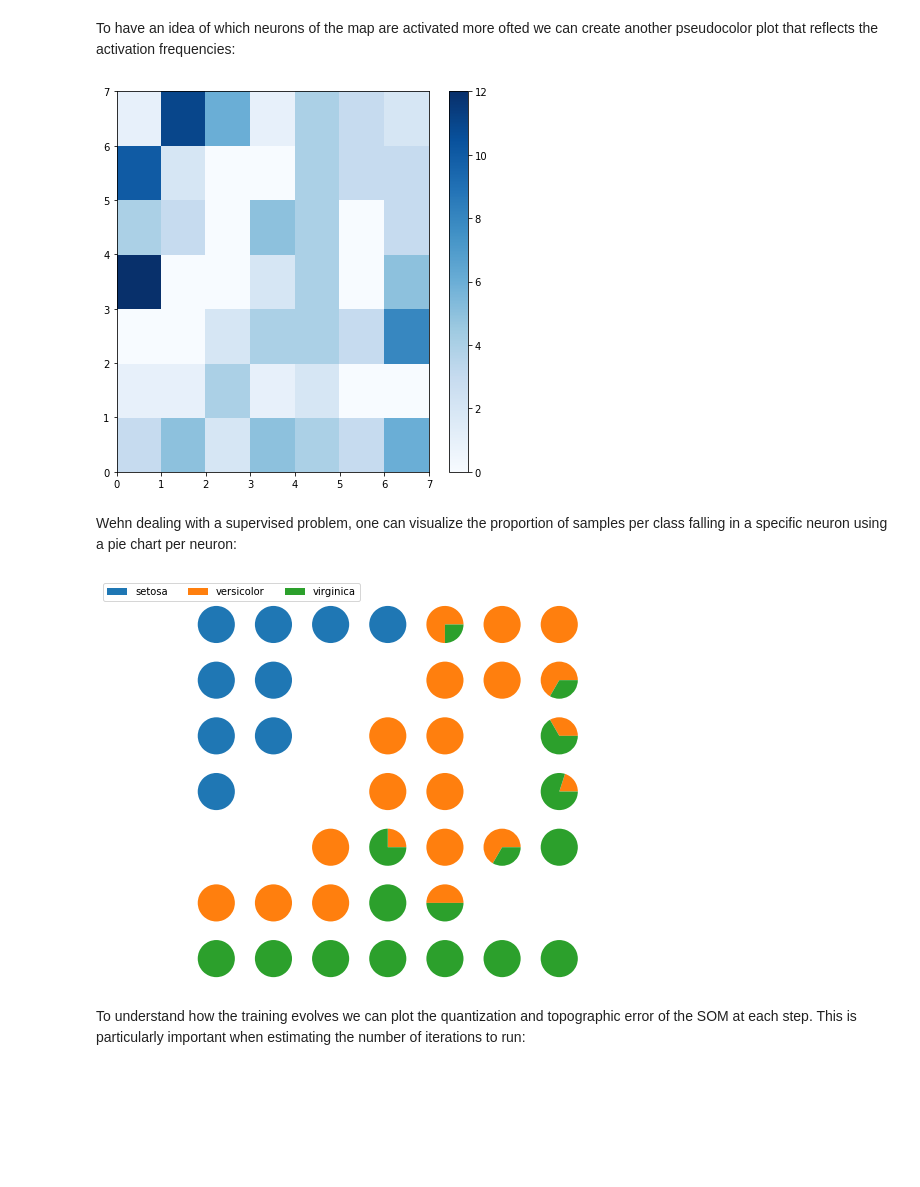
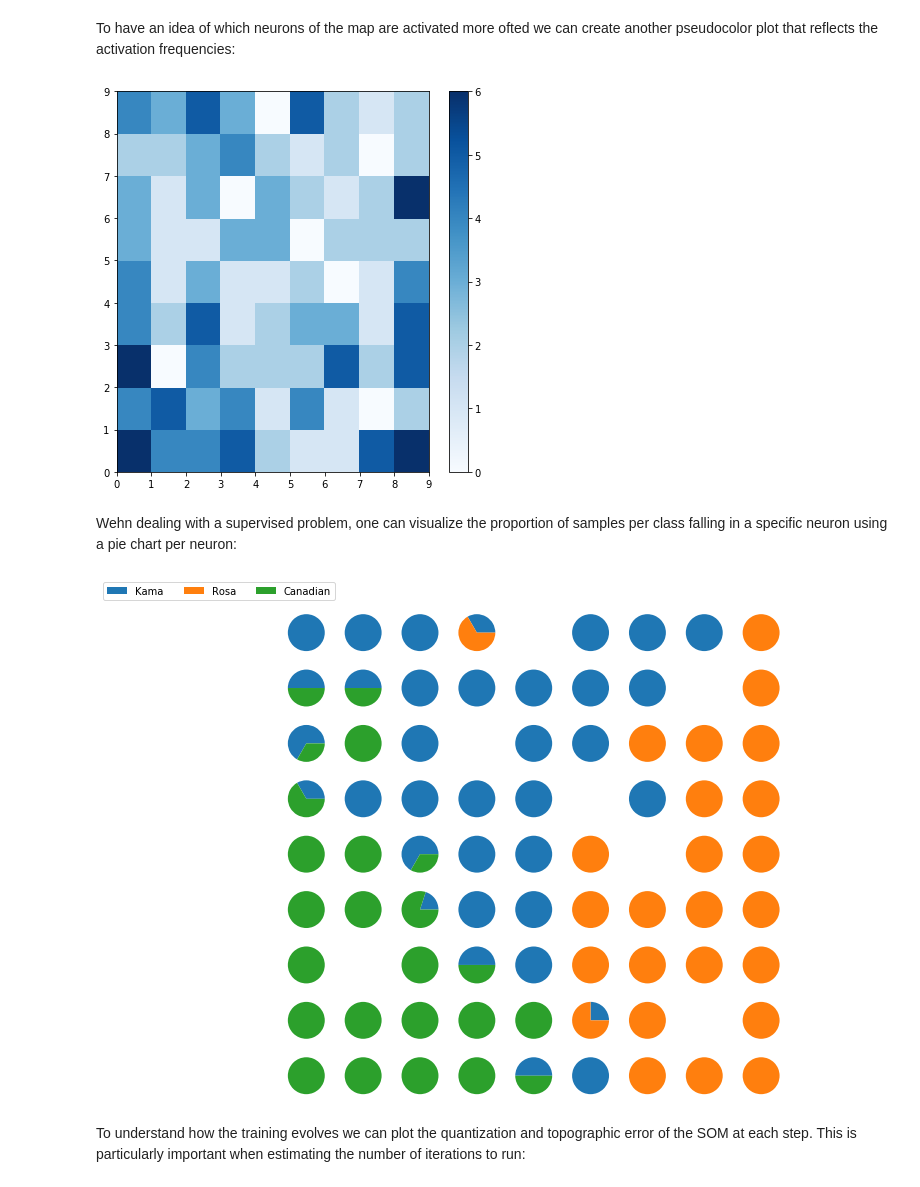
Before and after one commit to JustGlowing/minisom, a Jupyter notebook: examples/BasicUsage.ipynb, the cells around one changed output. Cells and saved outputs as stored; diff of their text form; code cells hidden in the pictures; blank space fills up the shorter version.

```diff
--- a/examples/BasicUsage.ipynb
+++ b/examples/BasicUsage.ipynb
@@ -14,10 +9,22 @@ data = (data - np.mean(data, axis=0)) / np.std(data, axis=0)
+# %%
+import pandas as pd
+import numpy as np
+
+data = pd.read_csv('https://archive.ics.uci.edu/ml/machine-learning-databases/00236/seeds_dataset.txt',
+                    names=['area', 'perimeter', 'compactness', 'length_kernel', 'width_kernel',
+                   'asymmetry_coefficient', 'length_kernel_groove', 'target'], sep='\t+')
+target = data['target'].values
+data = data[data.columns[:-1]]
+# data normalization
+data = (data - np.mean(data, axis=0)) / np.std(data, axis=0)
+data = data.values
 # %% [markdown]
 We can initialize and train MiniSom as follows:
 # %%
 # Initialization and training
-n_neurons = 7
-m_neurons = 7
-som = MiniSom(n_neurons, m_neurons, 4, sigma=1.5, learning_rate=.5,
+n_neurons = 9
+m_neurons = 9
+som = MiniSom(n_neurons, m_neurons, data.shape[1], sigma=1.5, learning_rate=.5,
               neighborhood_function='gaussian', random_seed=0)
 
 som.pca_weights_init(data)
@@ -36,12 +43,6 @@ plt.figure(figsize=(7, 7))
 plt.pcolor(som.distance_map().T, cmap='bone_r')  # plotting the distance map as background
 plt.colorbar()
 
-target = np.genfromtxt('iris.csv', delimiter=',', usecols=(4), dtype=str)
-t = np.zeros(len(target), dtype=int)
-t[target == 'setosa'] = 0
-t[target == 'versicolor'] = 1
-t[target == 'virginica'] = 2
-
 # Plotting the response for each pattern in the iris dataset
 # different colors and markers for each label
 markers = ['o', 's', 'D']
@@ -49,9 +50,9 @@ colors = ['C0', 'C1', 'C2']
 for cnt, xx in enumerate(data):
     w = som.winner(xx)  # getting the winner
     # palce a marker on the winning position for the sample xx
-    plt.plot(w[0]+.5, w[1]+.5, markers[t[cnt]], markerfacecolor='None',
-             markeredgecolor=colors[t[cnt]], markersize=12, markeredgewidth=2)
+    plt.plot(w[0]+.5, w[1]+.5, markers[target[cnt]-1], markerfacecolor='None',
+             markeredgecolor=colors[target[cnt]-1], markersize=12, markeredgewidth=2)
 
-plt.savefig('resulting_images/som_iris.png')
+plt.savefig('resulting_images/som_seed.png')
 plt.show()
 # %% [output]
@@ -65,29 +66,28 @@ plt.pcolor(frequencies.T, cmap='Blues')
 plt.colorbar()
 plt.show()
 # %% [output]
-[figure, old version]
+[figure, new version]
 # %% [markdown]
 Wehn dealing with a supervised problem, one can visualize the proportion of samples per class falling in a specific neuron using a pie chart per neuron:
 # %%
 import matplotlib.gridspec as gridspec
 
-label = np.genfromtxt('iris.csv', delimiter=',', usecols=(4), dtype=str)
-labels_map = som.labels_map(data, label)
-label_names = np.unique(label)
+label_names = {1:'Kama', 2:'Rosa', 3:'Canadian'}
+labels_map = som.labels_map(data, [label_names[t] for t in target])
 
-plt.figure(figsize=(7, 7))
-the_grid = GridSpec(n_neurons, m_neurons)
+fig = plt.figure(figsize=(9, 9))
+the_grid = gridspec.GridSpec(n_neurons, m_neurons, fig)
 for position in labels_map.keys():
-    label_fracs = [labels_map[position][l] for l in label_names]
+    label_fracs = [labels_map[position][l] for l in label_names.values()]
     plt.subplot(the_grid[n_neurons-1-position[1],
                          position[0]], aspect=1)
     patches, texts = plt.pie(label_fracs)
 
-plt.legend(patches, label_names, bbox_to_anchor=(0., 7.5), ncol=3)
-plt.savefig('resulting_images/som_iris_pies.png')
+plt.legend(patches, label_names.values(), bbox_to_anchor=(0., 6.5), ncol=3)
+plt.savefig('resulting_images/som_seed_pies.png')
 plt.show()
 # %% [output]
-[figure, old version]
+[figure, new version]
 # %% [markdown]
 To understand how the training evolves we can plot the quantization and topographic error of the SOM at each step. This is particularly important when estimating the number of iterations to run:
 # %%
```
Also changed, not shown: parts of 4 cells of this notebook, 2 other files.
